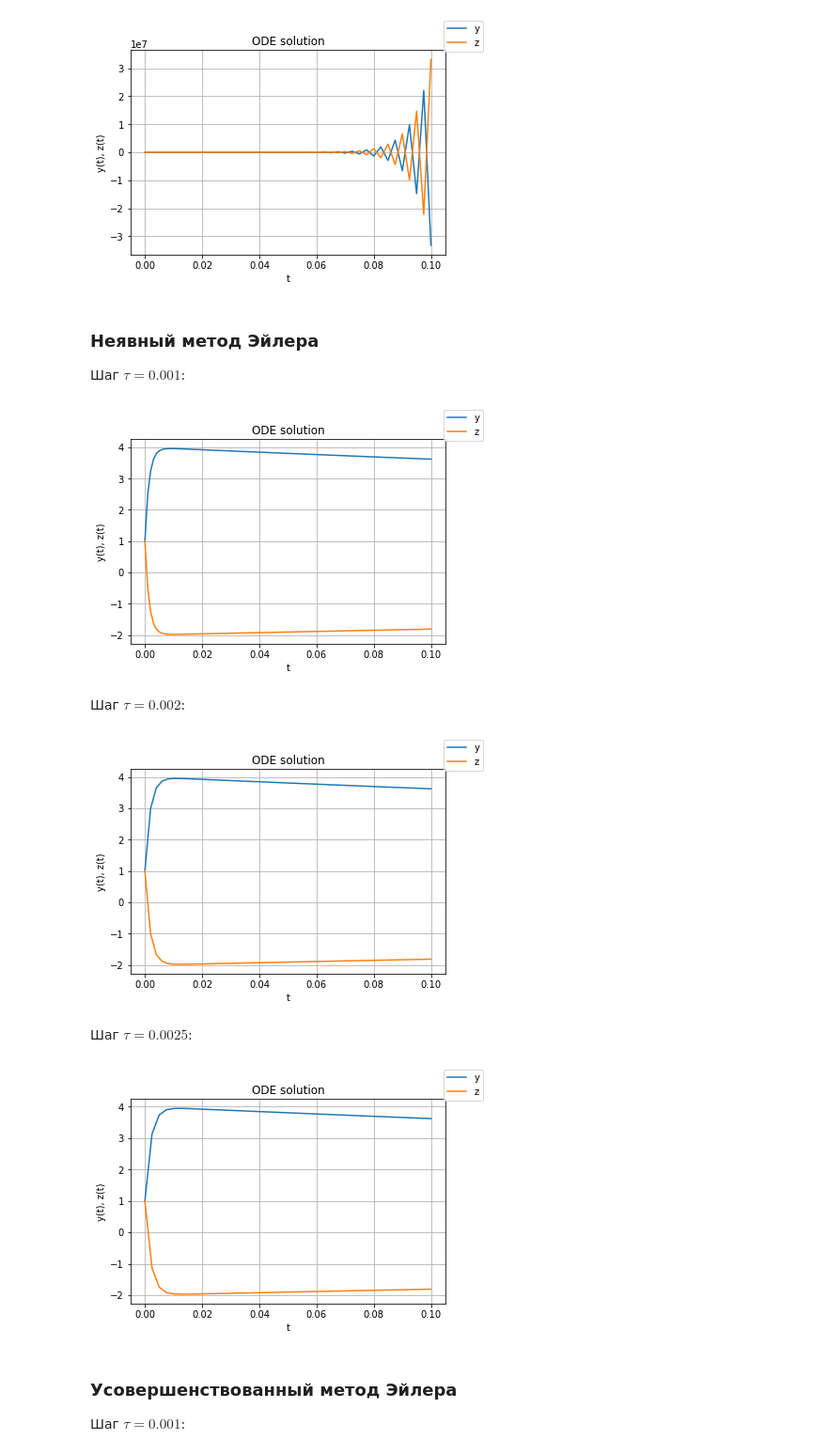
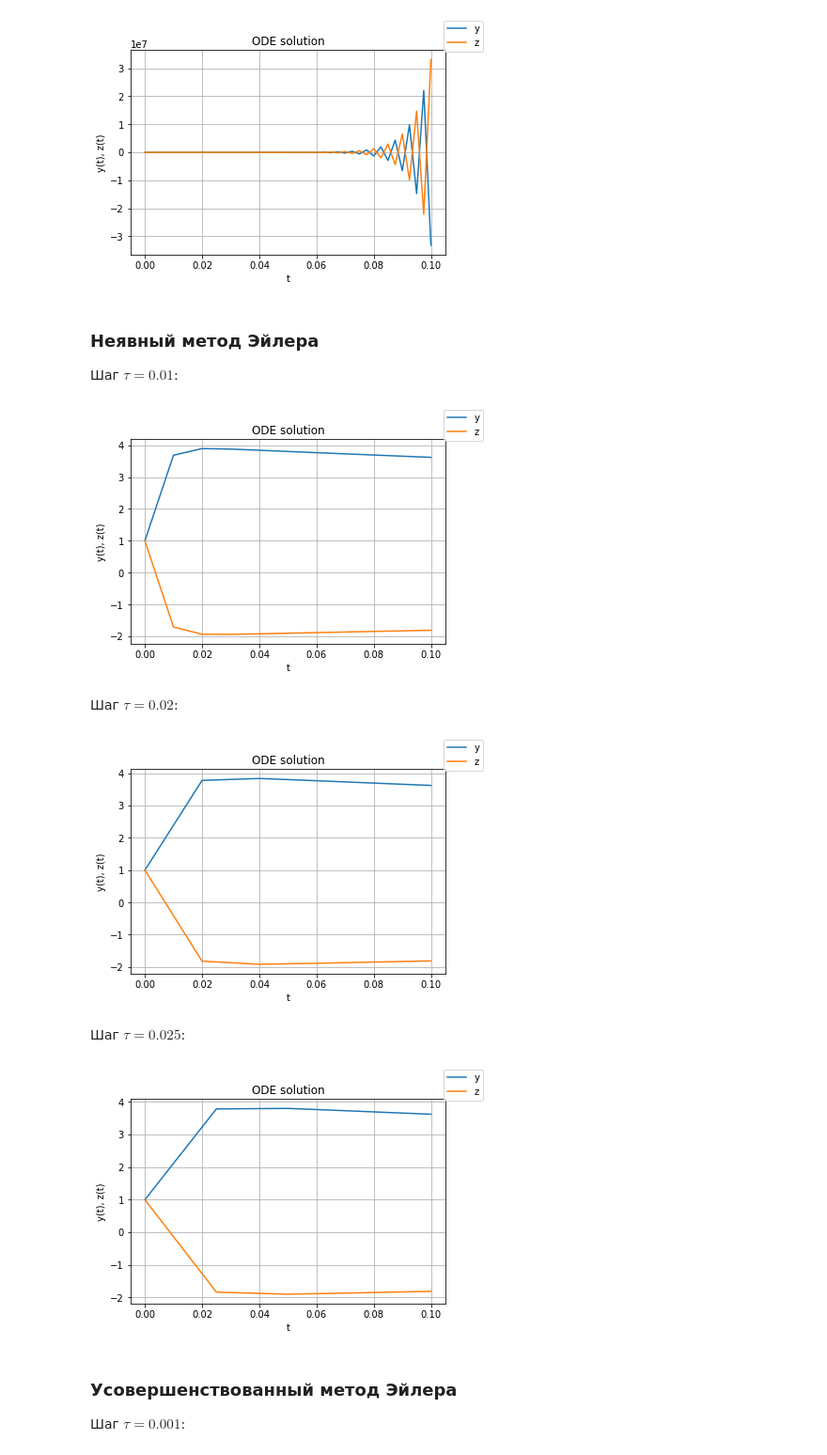
Before and after one commit to IAnanevich/numerical-methods, a Jupyter notebook: Lab1.ipynb, the cells around one changed output. Shown: that part at 94% size. Cells and saved outputs as stored; diff of their text form; code cells hidden in the pictures.

```diff
--- a/Lab1.ipynb
+++ b/Lab1.ipynb
@@ -187,26 +317,26 @@ draw_explicity_euler()
 [figure]
 # %% [markdown]
 ### Неявный метод Эйлера
-Шаг $\tau=0.001$:
+Шаг $\tau=0.01$:
 # %%
-tau = 0.001
+tau = 0.01
 draw_implicity_euler()
 # %% [output]
-[figure, old version]
+[figure, new version]
 # %% [markdown]
-Шаг $\tau=0.002$:
+Шаг $\tau=0.02$:
 # %%
-tau = 0.002
+tau = 0.02
 draw_implicity_euler()
 # %% [output]
-[figure, old version]
+[figure, new version]
 # %% [markdown]
-Шаг $\tau=0.0025$:
+Шаг $\tau=0.025$:
 # %%
-tau = 0.0025
+tau = 0.025
 draw_implicity_euler()
 # %% [output]
-[figure, old version]
+[figure, new version]
 # %% [markdown]
 ### Усовершенствованный метод Эйлера
 Шаг $\tau=0.001$:
```
Also changed, not shown: parts of 24 cells of this notebook.
